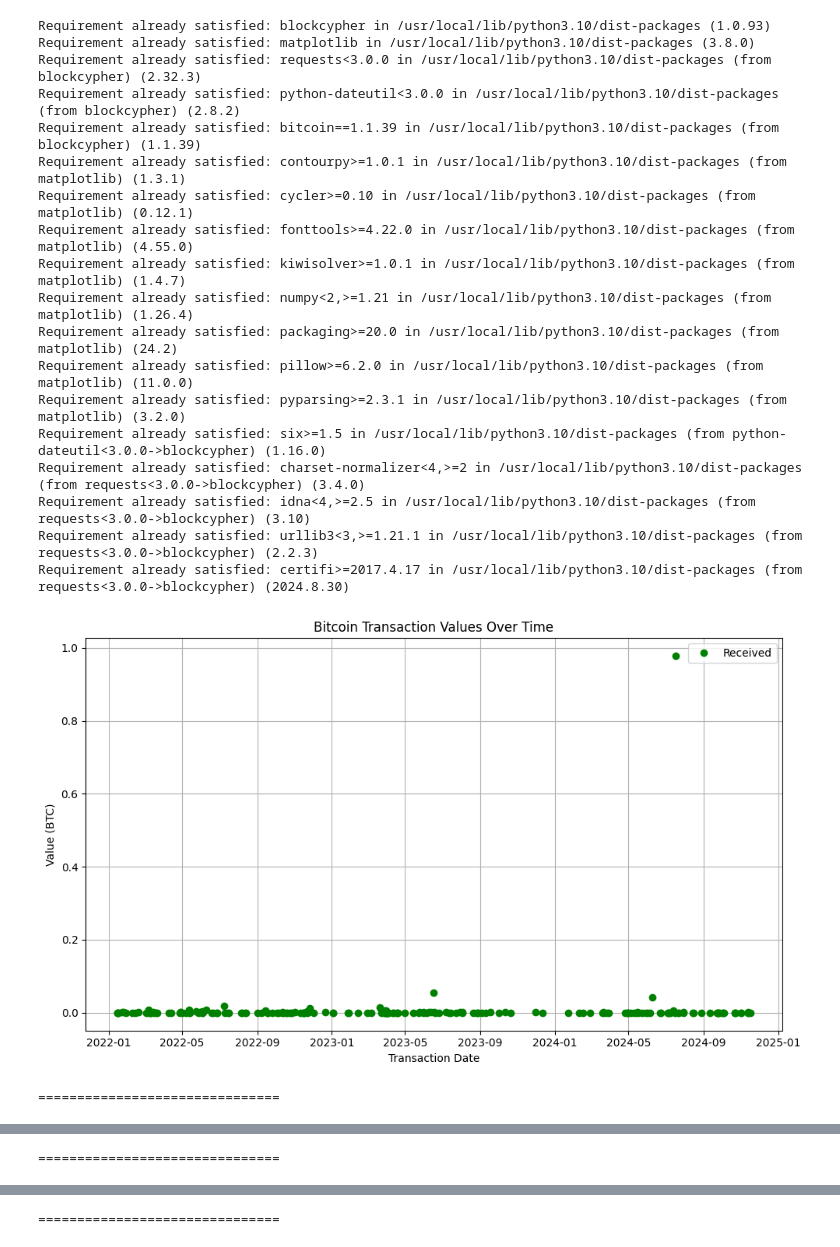
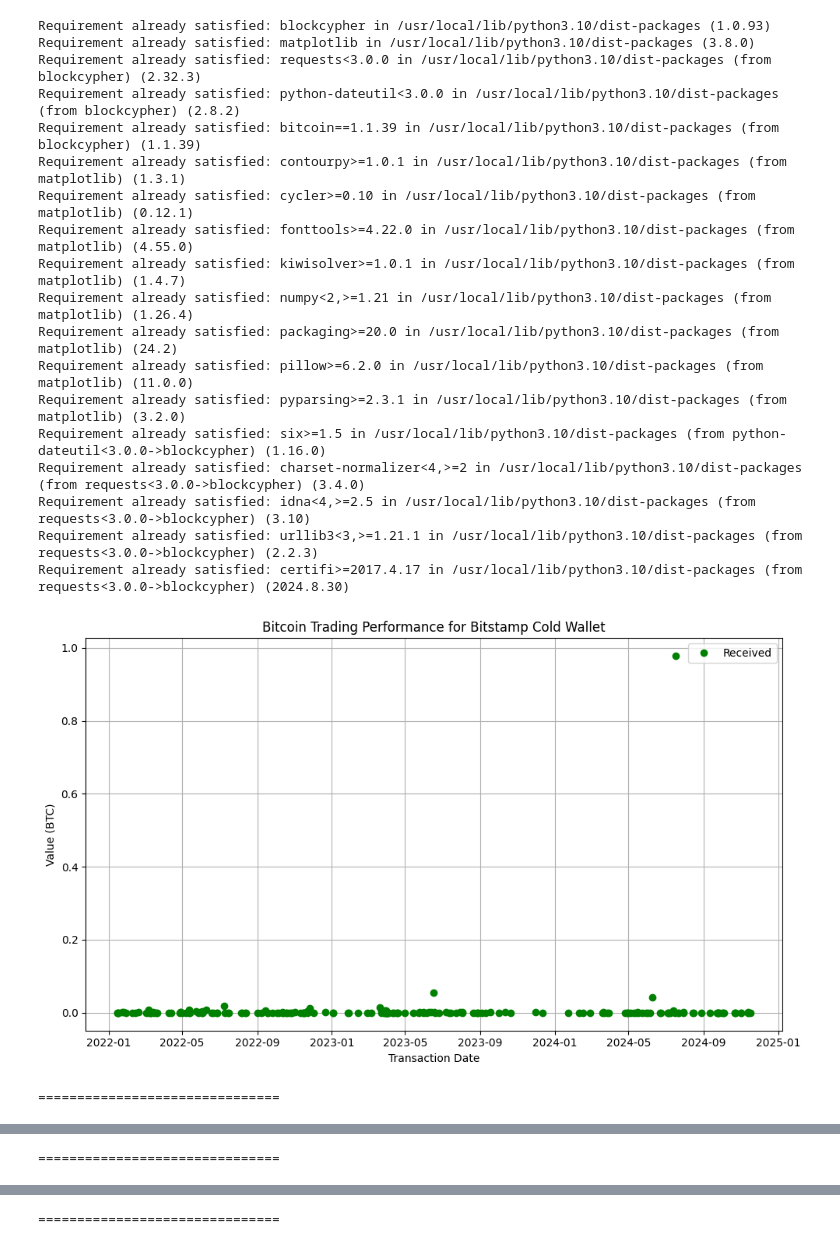
Before and after one commit to An210/ML, a Jupyter notebook: Large Holders Trading.ipynb, the cells around one changed output, grey strips where cells are left out. Drawn from its saved outputs; the diff is of its cells as text; code cells hidden in the pictures.

```diff
--- a/Large Holders Trading.ipynb
+++ b/Large Holders Trading.ipynb
@@ -60,7 +60,7 @@ def helper(bitcoin_address):
       else:
           plt.plot(dates[i], values[i], marker='o', color='green', linestyle=' ', label='Received')
 
-  plt.title('Bitcoin Transaction Values Over Time')
+  plt.title(f'Bitcoin Trading Performance for {company_name}')
   plt.xlabel('Transaction Date')
   plt.ylabel('Value (BTC)')
   plt.grid(True)
@@ -70,32 +70,32 @@ def helper(bitcoin_address):
   by_label = dict(zip(labels, handles))  # Remove duplicates
   plt.legend(by_label.values(), by_label.keys())
 
   # Display the plot
   plt.tight_layout()
   plt.show()
   print('===============================')
   time.sleep(5) # Pause for 7 seconds before the next API call
 
 for ea in bitcoin_addresses:
   helper(ea['address'])
 # %% [output]
 Requirement already satisfied: blockcypher in /usr/local/lib/python3.10/dist-packages (1.0.93)
 Requirement already satisfied: matplotlib in /usr/local/lib/python3.10/dist-packages (3.8.0)
 Requirement already satisfied: requests<3.0.0 in /usr/local/lib/python3.10/dist-packages (from blockcypher) (2.32.3)
 Requirement already satisfied: python-dateutil<3.0.0 in /usr/local/lib/python3.10/dist-packages (from blockcypher) (2.8.2)
 Requirement already satisfied: bitcoin==1.1.39 in /usr/local/lib/python3.10/dist-packages (from blockcypher) (1.1.39)
 Requirement already satisfied: contourpy>=1.0.1 in /usr/local/lib/python3.10/dist-packages (from matplotlib) (1.3.1)
 Requirement already satisfied: cycler>=0.10 in /usr/local/lib/python3.10/dist-packages (from matplotlib) (0.12.1)
 Requirement already satisfied: fonttools>=4.22.0 in /usr/local/lib/python3.10/dist-packages (from matplotlib) (4.55.0)
 Requirement already satisfied: kiwisolver>=1.0.1 in /usr/local/lib/python3.10/dist-packages (from matplotlib) (1.4.7)
 Requirement already satisfied: numpy<2,>=1.21 in /usr/local/lib/python3.10/dist-packages (from matplotlib) (1.26.4)
 Requirement already satisfied: packaging>=20.0 in /usr/local/lib/python3.10/dist-packages (from matplotlib) (24.2)
 Requirement already satisfied: pillow>=6.2.0 in /usr/local/lib/python3.10/dist-packages (from matplotlib) (11.0.0)
 Requirement already satisfied: pyparsing>=2.3.1 in /usr/local/lib/python3.10/dist-packages (from matplotlib) (3.2.0)
 Requirement already satisfied: six>=1.5 in /usr/local/lib/python3.10/dist-packages (from python-dateutil<3.0.0->blockcypher) (1.16.0)
 Requirement already satisfied: charset-normalizer<4,>=2 in /usr/local/lib/python3.10/dist-packages (from requests<3.0.0->blockcypher) (3.4.0)
 Requirement already satisfied: idna<4,>=2.5 in /usr/local/lib/python3.10/dist-packages (from requests<3.0.0->blockcypher) (3.10)
 Requirement already satisfied: urllib3<3,>=1.21.1 in /usr/local/lib/python3.10/dist-packages (from requests<3.0.0->blockcypher) (2.2.3)
 Requirement already satisfied: certifi>=2017.4.17 in /usr/local/lib/python3.10/dist-packages (from requests<3.0.0->blockcypher) (2024.8.30)
-[figure, old version]
+[figure, new version]
 ===============================
```
Also changed, not shown: parts of 1 cell of this notebook.
